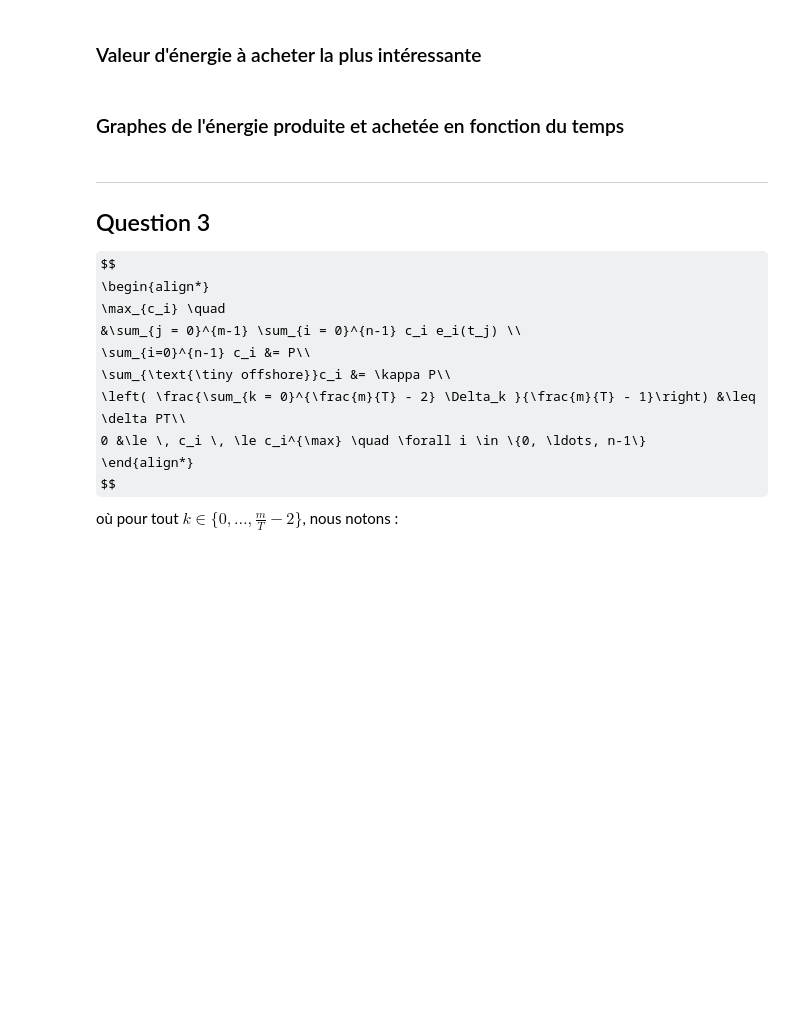
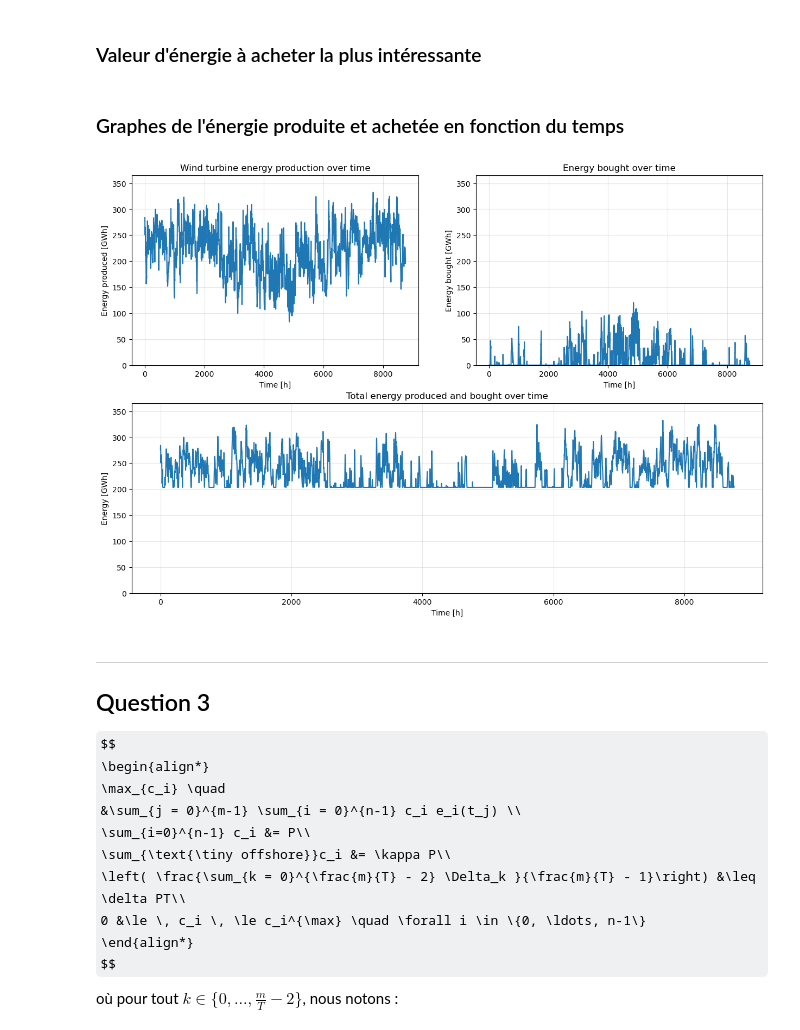
Before and after one commit to AhouLucas/projet-opti, a Jupyter notebook: projet_opti.ipynb, the cells around one changed output. Drawn from its saved outputs; the diff is of its cells as text; code cells hidden in the pictures; some formulas as TeX source; blank space fills up the shorter version.

```diff
--- a/projet_opti.ipynb
+++ b/projet_opti.ipynb
@@ -104,7 +108,7 @@ n_exec = 100
 execution_time = np.zeros(n_exec)
 for i in range(n_exec):
     start = time.time()
-    sol = linprog(c=objective_function, A_eq=A_eq, b_eq=b_eq, A_ub=A_ub, b_ub=b_ub, bounds=bounds)
+    linprog(c=objective_function, A_eq=A_eq, b_eq=b_eq, A_ub=A_ub, b_ub=b_ub, bounds=bounds)
     end = time.time()
     execution_time[i] = end - start
 
@@ -175,9 +179,6 @@ print('Average efficiency :', average_efficiency, '[%]')
 # %% [markdown]
 ### Répartition de la puissance installée sur les différents sites
 # %%
-import geopandas as gpd
-from shapely.geometry import Polygon
-
 data_dir = 'ref-nuts-2021-01m/'
 path_rg = data_dir + "NUTS_RG_01M_2021_4326_LEVL_0.json"
 gdf_rg = gpd.read_file(path_rg)
@@ -202,10 +203,10 @@ gdf_rg.plot(color='lightsteelblue', alpha=0.7, edgecolor='white', figsize=(10,10
 
 # Plot capacities as circles
 
-sol = np.load('Data-partie-1/solution_Q1.npy')
+solQ1 = np.load('Data-partie-1/solution_Q1.npy')
 
-max_capacities = np.max(sol[:-1])
-min_capacities = np.min(sol[sol > 0][:-1])
+max_capacities = np.max(solQ1[:-1])
+min_capacities = np.min(solQ1[solQ1 > 0][:-1])
 
 cm = plt.get_cmap('coolwarm')
 cNorm = plt.Normalize(vmin=min_capacities, vmax=max_capacities)
@@ -213,8 +214,8 @@ scalarMap = plt.cm.ScalarMappable(norm=cNorm, cmap=cm)
 
 for i in range(n):
     site = sites_df[sites_df['index site'] == i].iloc[0]
-    if sol[i] > 0:
-        capacity = sol[i]
+    if solQ1[i] > 0:
+        capacity = solQ1[i]
         marker_size = 250*capacity/max_capacities
         plt.scatter(site['longitude'], site['latitude'], c=capacity, vmin=min_capacities, vmax=max_capacities, cmap=cm, s=marker_size, alpha=0.7, edgecolors='black')
     else:
@@ -369,8 +370,8 @@ solutions_matrix = np.zeros((E_max_range.shape[0], n+m+1))
 # Solve linear program
 for i, E in enumerate(E_max_range):
     b_ub[-1] = E
-    sol = linprog(c=objective_function, A_eq=A_eq, b_eq=b_eq, A_ub=A_ub, b_ub=b_ub, bounds=bounds)
-    solutions_matrix[i] = sol.x
+    solution = linprog(c=objective_function, A_eq=A_eq, b_eq=b_eq, A_ub=A_ub, b_ub=b_ub, bounds=bounds)
+    solutions_matrix[i] = solution.x
 
 # Save solutions and E_max_range
 np.save("Data-partie-1/solution_Q2", solutions_matrix)
@@ -412,66 +413,65 @@ plt.show()
 # %% [markdown]
 ### Graphes de l'énergie produite et achetée en fonction du temps
 # %%
-import matplotlib.pylab as pl
-import matplotlib.gridspec as gridspec
-
 # The higher the better, so we take the last value
-sol = np.load('Data-partie-1/solution_Q2.npy')
+solQ2 = np.load('Data-partie-1/solution_Q2.npy')
 E_max_range = np.load('Data-partie-1/E_max_range_Q2.npy')
 
 slope = np.zeros(E_max_range.shape[0])
 for i in range(1, E_max_range.shape[0]):
-    slope[i] = sol[i, -1] - sol[i-1, -1]
+    slope[i] = solQ2[i, -1] - solQ2[i-1, -1]
     slope[i] = slope[i] / E_max_step
 
 E_max = E_max_range[np.argmax(slope)]
-sol = sol[np.argmax(slope)]
+solQ2 = solQ2[np.argmax(slope)]
 
 
 # Compute energy produced per hour
-energy_produced = np.zeros(m)
+energy_produced_Q2 = np.zeros(m)
 for i in range(m):
-    energy_produced[i] += sol[offshore_idx]@offshore_df[:, i]
-    energy_produced[i] += sol[onshore_idx]@onshore_df[:, i]
+    energy_produced_Q2[i] += solQ2[offshore_idx]@offshore_df[:, i]
+    energy_produced_Q2[i] += solQ2[onshore_idx]@onshore_df[:, i]
 
 # Creates three subplots :
 # 1. Energy produced over time
 # 2. Energy bought at each time
 # 3. Total energy produced and bought over time
 
 t = np.arange(1, m+1)
 fig = plt.figure(figsize=(15, 10))
 gs = gridspec.GridSpec(2, 2)
 
 # Energy produced over time
 ax = fig.add_subplot(gs[0, 0])
-ax.plot(t, energy_produced/1e3)
+ax.plot(t, energy_produced_Q2/1e3)
 ax.set_title('Wind turbine energy production over time')
 ax.set_xlabel('Time [h]')
 ax.set_ylabel('Energy produced [GWh]')
-ax.set_ylim(0, 1.1*np.max(energy_produced/1e3))
+ax.set_ylim(0, 1.1*np.max(energy_produced_Q2/1e3))
 ax.grid(alpha=0.3)
 
 # Energy bought at each time
-energy_bought = sol[n:n+m]
+energy_bought = solQ2[n:n+m]
 ax = fig.add_subplot(gs[0, 1])
 ax.plot(t, energy_bought/1e3)
 ax.set_title('Energy bought over time')
 ax.set_xlabel('Time [h]')
 ax.set_ylabel('Energy bought [GWh]')
-ax.set_ylim(0, 1.1*np.max(energy_produced/1e3))
+ax.set_ylim(0, 1.1*np.max(energy_produced_Q2/1e3))
 ax.grid(alpha=0.3)
 
 # Total energy produced and bought over time
 ax = fig.add_subplot(gs[1, :])
-ax.plot(t, (energy_produced + energy_bought)/1e3, label='Total energy produced')
+ax.plot(t, (energy_produced_Q2 + energy_bought)/1e3, label='Total energy produced')
 ax.set_title('Total energy produced and bought over time')
 ax.set_xlabel('Time [h]')
 ax.set_ylabel('Energy [GWh]')
-ax.set_ylim(0, 1.1*np.max(energy_produced/1e3))
+ax.set_ylim(0, 1.1*np.max(energy_produced_Q2/1e3))
 ax.grid(alpha=0.3)
 
 plt.savefig('Graphes/Graphes_Q2/energy_produced_and_bought.pdf', format='pdf', bbox_inches='tight', pad_inches=0)
+# %% [output]
+[figure, added]
 # %% [markdown]
 ---
 ## Question 3
```
Also changed, not shown: parts of 21 cells of this notebook, 7 other files.
